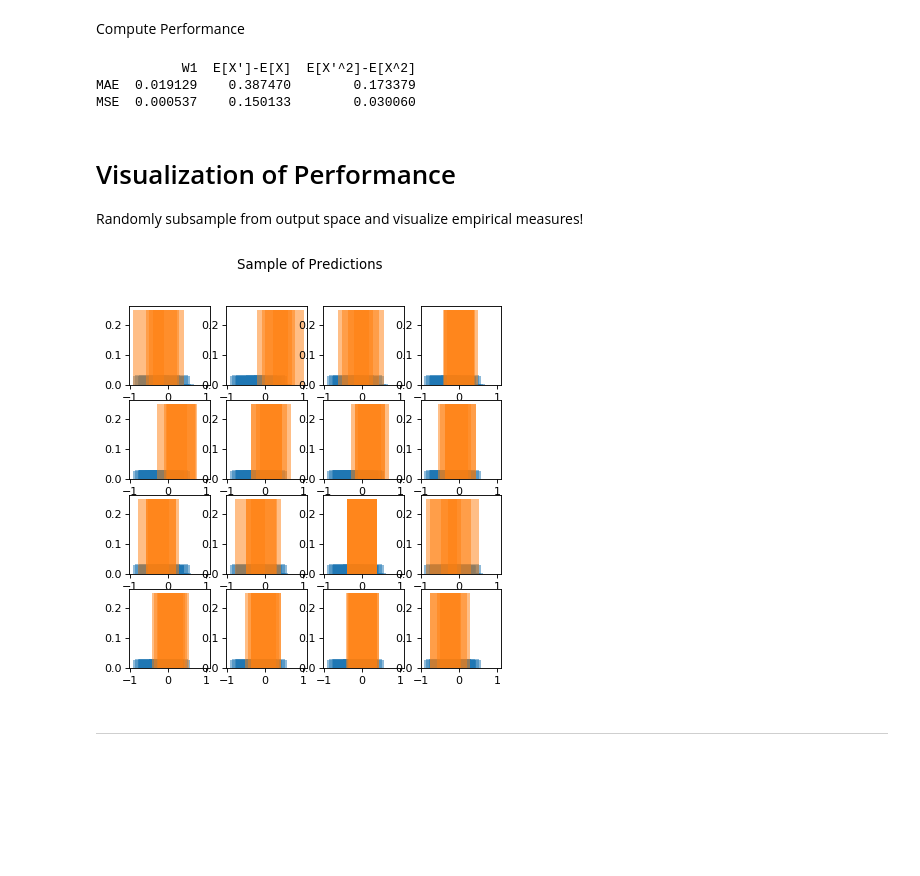
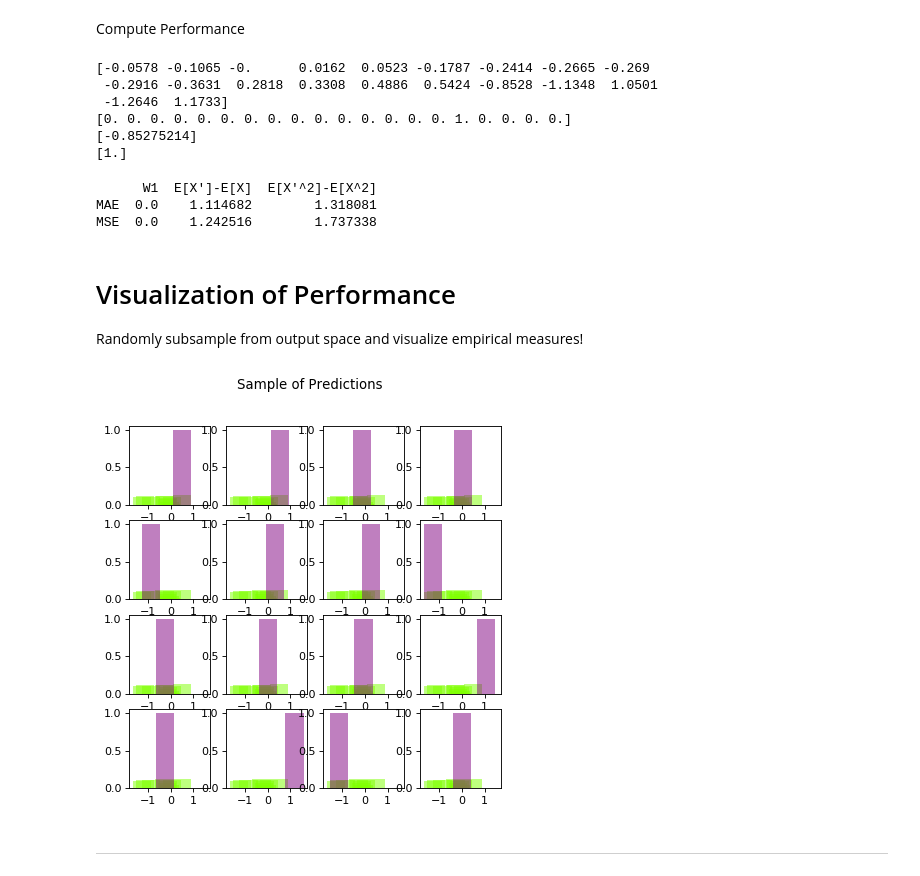
Before and after one commit to AnastasisKratsios/UniversalProcesses, a Jupyter notebook: Universal_Processes_Trainer.ipynb, the cells around one changed output. Saved outputs shown, nothing was run; the diff lists cells and outputs as text; code cells hidden in the pictures; blank space fills up the shorter version.

```diff
--- a/Universal_Processes_Trainer.ipynb
+++ b/Universal_Processes_Trainer.ipynb
@@ -358,7 +358,7 @@ Epoch 100/100
 # Format Weights
 Predicted_Weights = np.array([])
 for i in range(N_Quantizers_to_parameterize):
-    b = np.repeat(np.array(predicted_classes_train[:,i],dtype='float').reshape(-1,1),N_Monte_Carlo_Samples,axis=-1)
+    b = np.repeat(np.array(Classifer_Wasserstein_Centers.T[:,i],dtype='float').reshape(-1,1),N_Monte_Carlo_Samples,axis=-1)
     b = b/N_Monte_Carlo_Samples
     if i ==0 :
         Predicted_Weights = b
@@ -373,6 +373,19 @@ Barycenters_Array = Barycenters_Array.T.reshape(-1,)
 #### Write Predictions
 # %% [markdown]
 Compute Performance
+# %%
+hello=5
+print(np.round(Barycenters_Array,4))
+print(Predicted_Weights[hello,].reshape(-1,))
+print(measures_locations_list[hello].reshape(-1,))
+print(measures_weights_list[hello].reshape(-1,))
+# %% [output]
+[-0.0578 -0.1065 -0.      0.0162  0.0523 -0.1787 -0.2414 -0.2665 -0.269
+ -0.2916 -0.3631  0.2818  0.3308  0.4886  0.5424 -0.8528 -1.1348  1.0501
+ -1.2646  1.1733]
+[0. 0. 0. 0. 0. 0. 0. 0. 0. 0. 0. 0. 0. 0. 0. 1. 0. 0. 0. 0.]
+[-0.85275214]
+[1.]
 # %%
 # Initialize Wasserstein-1 Error Distribution
 W1_errors = np.array([])
@@ -388,10 +401,10 @@ for x_i in range(len(measures_locations_list)):
                          measures_weights_list[x_i].reshape(-1,))
     W1_errors = np.append(W1_errors,W1_loop)
     # Get Means
-    b = np.mean((Predicted_Weights[x_i])*(Barycenters_Array[x_i]))
+    b = np.mean((Predicted_Weights[x_i])*(Barycenters_Array))
     Mean_errors = np.array(b-np.mean(measures_locations_list[x_i]))
     # Get Vars
-    b = np.mean((Predicted_Weights[x_i]**2)*(Barycenters_Array[x_i]))
+    b = np.mean((Predicted_Weights[x_i]**2)*(Barycenters_Array))
     Mean_var = np.array(b-np.mean(measures_locations_list[x_i]**2))
 
 #---------------------------------------------------------------------------------------------#
@@ -412,34 +425,34 @@ Type_A_Prediction.to_latex((results_tables_path+"Type_A_Prediction.tex"))
 # Update User
 print(Type_A_Prediction)
 # %% [output]
-           W1  E[X']-E[X]  E[X'^2]-E[X^2]
-MAE  0.019129    0.387470        0.173379
-MSE  0.000537    0.150133        0.030060
+      W1  E[X']-E[X]  E[X'^2]-E[X^2]
+MAE  0.0    1.114682        1.318081
+MSE  0.0    1.242516        1.737338
 # %% [markdown]
 # Visualization of Performance
 Randomly subsample from output space and visualize empirical measures!
 # %%
 # Adjust if is number of plots to visualizes is larger than number of output distributions (But only if there is not enough data!)
 if N_Grid_Instances <= Visualization_Size**2:
         Visualization_Size = int(round(np.sqrt(min(N_Grid_Instances,Visualization_Size**2)))-1)
 
 
 # Initialize Random Sample of input-output pairs to visualize
 plotting_distribution_indices = random.sample(range(N_Grid_Instances), (Visualization_Size)**2)
 
 # Generate Plot
 f, axarr = plt.subplots(Visualization_Size,Visualization_Size,figsize=(6, 6), dpi=80, facecolor='w', edgecolor='k')
 plt.suptitle("Sample of Predictions")
 for i in range(Visualization_Size):
     for j in range(Visualization_Size):
         # Get Current (Randomly chosen (uniformly)) Index
         current_index = (i*Visualization_Size + j)
         current_random_index = plotting_distribution_indices[current_index]
         # Generate Current Plot
-        axarr[i,j].bar(Barycenters_Array,(Predicted_Weights[5].reshape(-1,)), alpha=0.5,label="Prediction")
-        axarr[i,j].bar(measures_locations_list[current_random_index].reshape(-1,),measures_weights_list[current_random_index], alpha=0.5,label="Target")
+        axarr[i,j].bar(Barycenters_Array,(Predicted_Weights[5].reshape(-1,)), alpha=0.5,label="Prediction",color="chartreuse")
+        axarr[i,j].bar(measures_locations_list[current_random_index].reshape(-1,),measures_weights_list[current_random_index], alpha=0.5,label="Target",color="purple")
 # %% [output]
-[figure, old version]
+[figure, new version]
 # %% [markdown]
 ---
 # %% [markdown]
```
Also changed, not shown: parts of 2 cells of this notebook, 1 other file.
